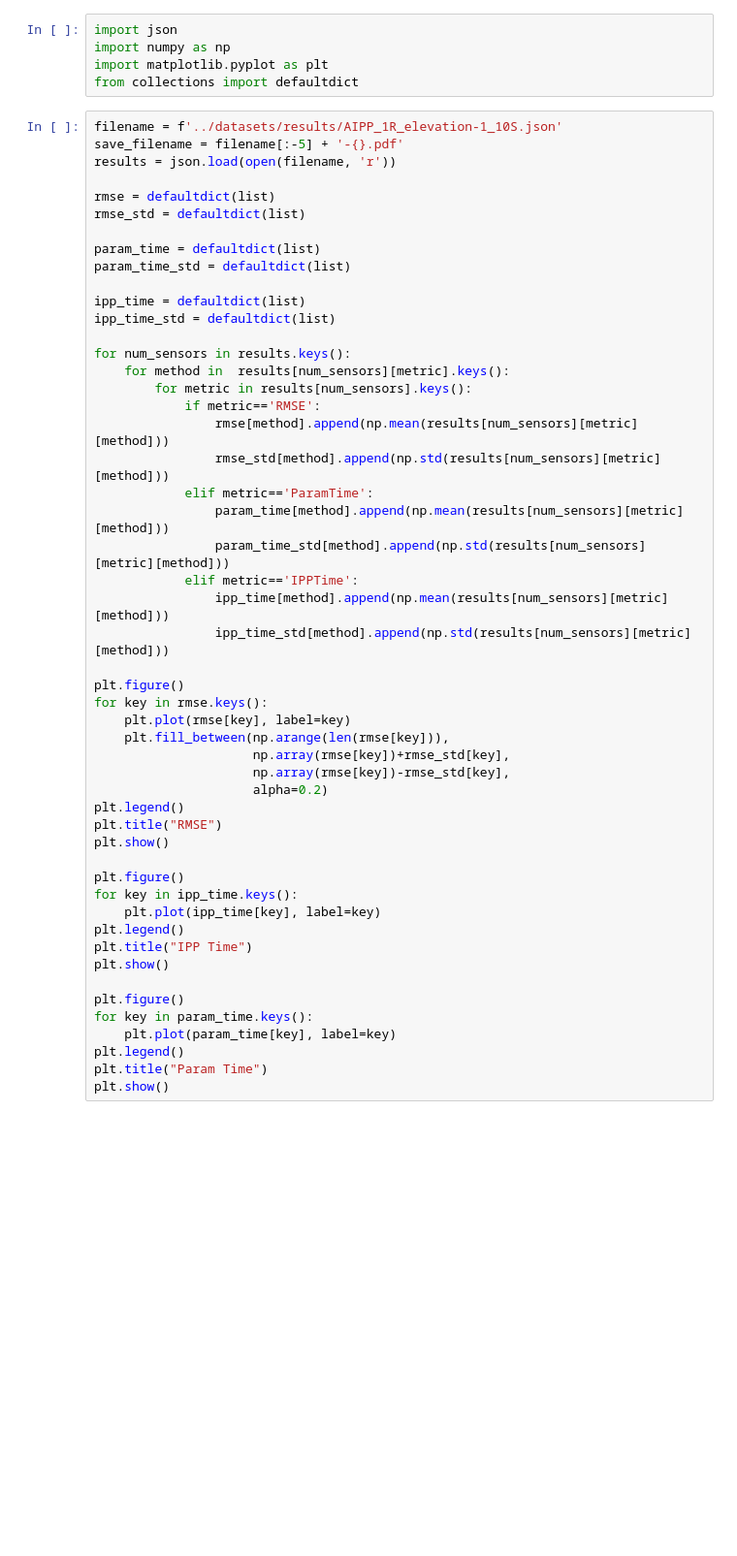
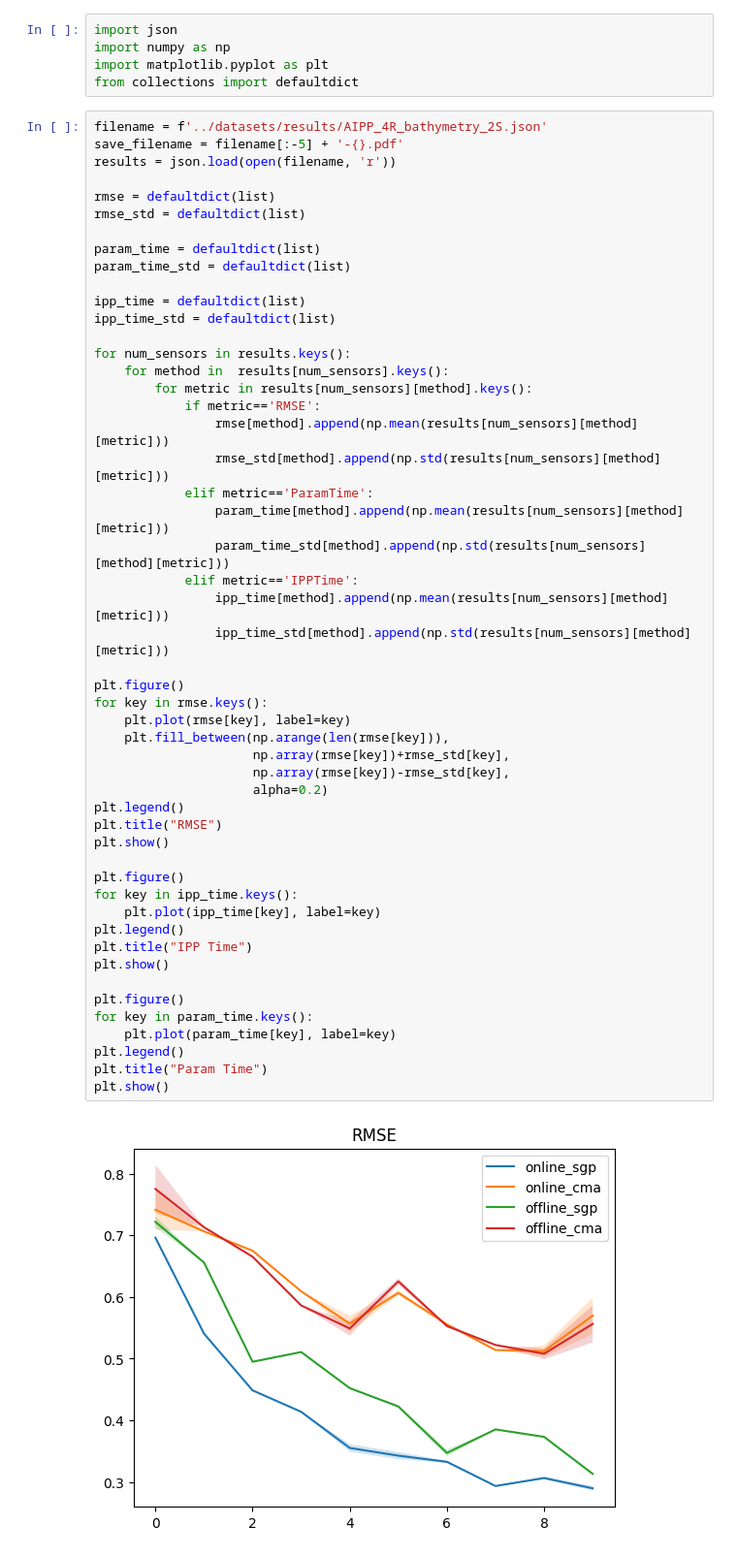
Before and after one commit to itskalvik/sgp-tools, a Jupyter notebook: benchmarks/plots.ipynb, the cells around one changed output. Shown at 97% size. Saved outputs shown, nothing was run; the diff lists cells and outputs as text; blank space fills up the shorter version.

Commit message:
Fix benchmark plotting notebook

```diff
--- a/benchmarks/plots.ipynb
+++ b/benchmarks/plots.ipynb
@@ -4,7 +4,7 @@ import numpy as np
 import matplotlib.pyplot as plt
 from collections import defaultdict
 # %%
-filename = f'../datasets/results/AIPP_1R_elevation-1_10S.json'
+filename = f'../datasets/results/AIPP_4R_bathymetry_2S.json'
 save_filename = filename[:-5] + '-{}.pdf'
 results = json.load(open(filename, 'r'))
 
@@ -18,39 +18,41 @@ ipp_time = defaultdict(list)
 ipp_time_std = defaultdict(list)
 
 for num_sensors in results.keys():
-    for method in  results[num_sensors][metric].keys():
-        for metric in results[num_sensors].keys():
+    for method in  results[num_sensors].keys():
+        for metric in results[num_sensors][method].keys():
             if metric=='RMSE':
-                rmse[method].append(np.mean(results[num_sensors][metric][method]))
-                rmse_std[method].append(np.std(results[num_sensors][metric][method]))
+                rmse[method].append(np.mean(results[num_sensors][method][metric]))
+                rmse_std[method].append(np.std(results[num_sensors][method][metric]))
             elif metric=='ParamTime':
-                param_time[method].append(np.mean(results[num_sensors][metric][method]))
-                param_time_std[method].append(np.std(results[num_sensors][metric][method]))
+                param_time[method].append(np.mean(results[num_sensors][method][metric]))
+                param_time_std[method].append(np.std(results[num_sensors][method][metric]))
             elif metric=='IPPTime':
-                ipp_time[method].append(np.mean(results[num_sensors][metric][method]))
-                ipp_time_std[method].append(np.std(results[num_sensors][metric][method]))
+                ipp_time[method].append(np.mean(results[num_sensors][method][metric]))
+                ipp_time_std[method].append(np.std(results[num_sensors][method][metric]))
 
 plt.figure()
 for key in rmse.keys():
     plt.plot(rmse[key], label=key)
     plt.fill_between(np.arange(len(rmse[key])),
                      np.array(rmse[key])+rmse_std[key],
                      np.array(rmse[key])-rmse_std[key],
                      alpha=0.2)
 plt.legend()
 plt.title("RMSE")
 plt.show()
 
 plt.figure()
 for key in ipp_time.keys():
     plt.plot(ipp_time[key], label=key)
 plt.legend()
 plt.title("IPP Time")
 plt.show()
 
 plt.figure()
 for key in param_time.keys():
     plt.plot(param_time[key], label=key)
 plt.legend()
 plt.title("Param Time")
 plt.show()
+# %% [output]
+[figure, added]
```
Also changed, not shown: parts of 1 cell of this notebook.
